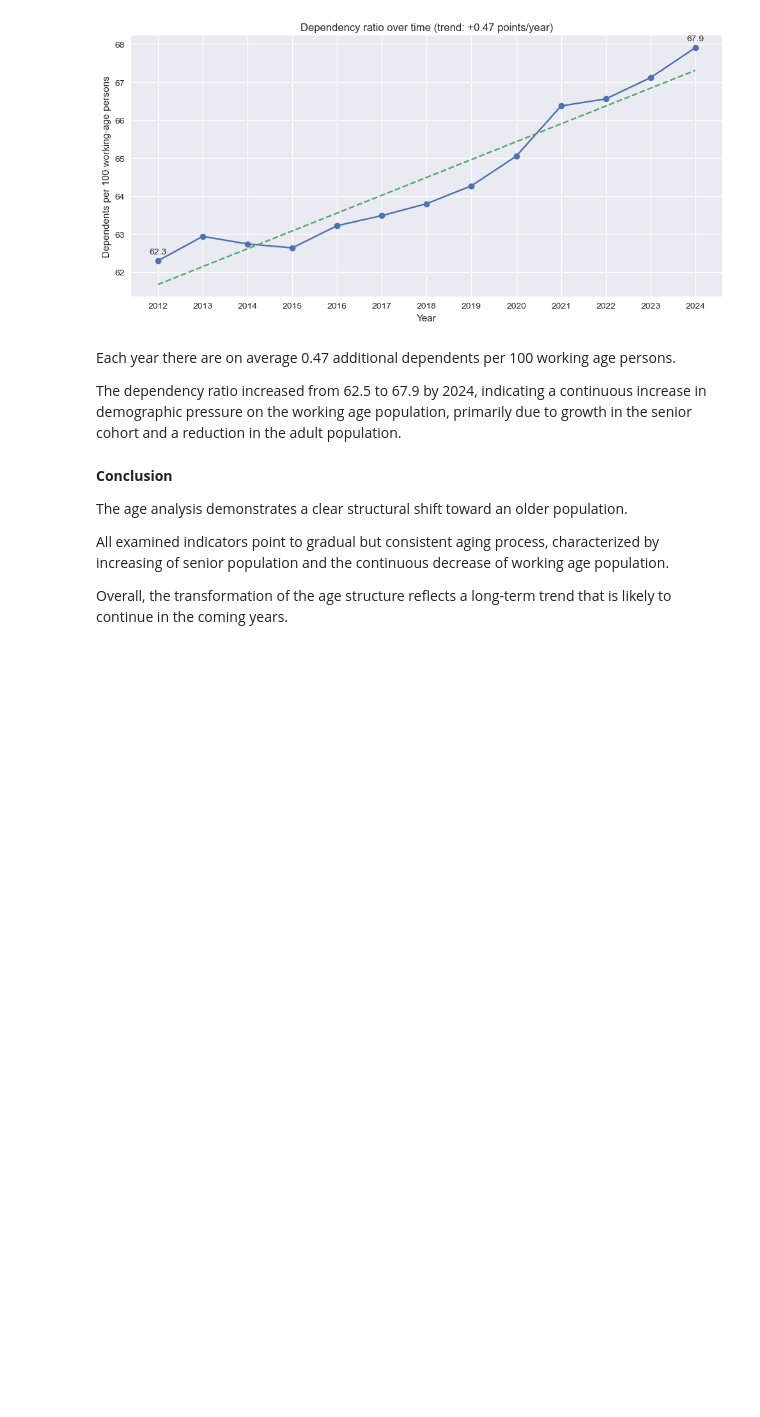
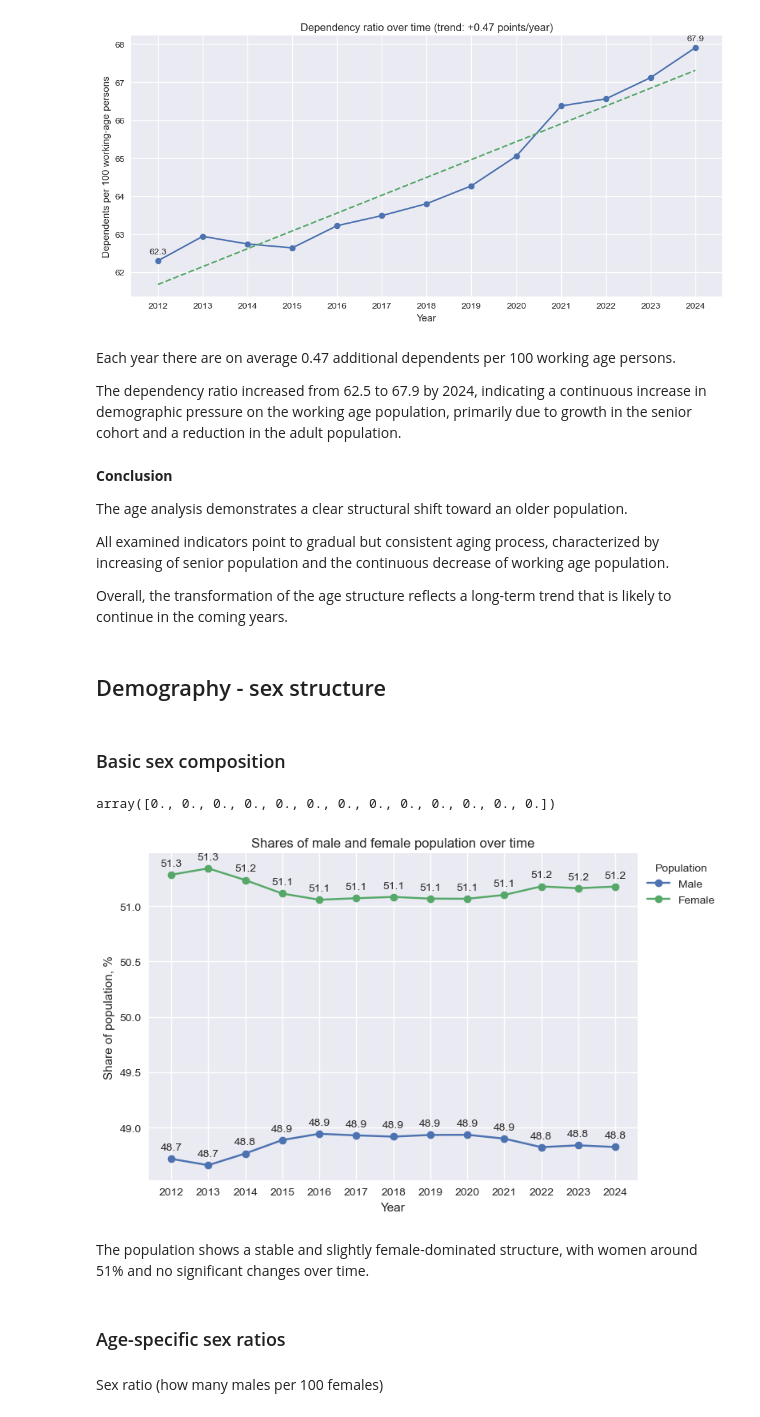
Before and after one commit to rosewiine/cologne-city-eda, a Jupyter notebook: notebooks/02_EDA.ipynb, the cells around one changed output. Drawn from its saved outputs; the diff is of its cells as text; code cells hidden in the pictures; blank space fills up the shorter version.

Commit message:
EDA: demographic analysis - sex structure

```diff
--- a/notebooks/02_EDA.ipynb
+++ b/notebooks/02_EDA.ipynb
@@ -697,3 +709,44 @@ The age analysis demonstrates a clear structural shift toward an older populatio
 All examined indicators point to gradual but consistent aging process, characterized by increasing of senior population and the continuous decrease of working age population.
 
 Overall, the transformation of the age structure reflects a long-term trend that is likely to continue in the coming years.
+# %% [markdown]
+## Demography - sex structure
+# %% [markdown]
+### Basic sex composition
+# %%
+#quick check
+(df_city['population_total'] - df_city['male_residents_total'] - df_city['female_residents_total']).values
+# %% [output]
+array([0., 0., 0., 0., 0., 0., 0., 0., 0., 0., 0., 0., 0.])
+# %%
+df_temp = df_city[['year', 'population_total']].copy()
+
+df_temp['male_share'] = df_city['male_residents_total'] / df_temp['population_total'] * 100
+df_temp['female_share'] = df_city['female_residents_total'] / df_temp['population_total'] * 100
+# %%
+fig, ax = plt.subplots(figsize=(8,5))
+
+ax.plot(df_temp['year'], df_temp['male_share'], marker='o', label='Male')
+ax.plot(df_temp['year'], df_temp['female_share'], marker='o', label='Female')
+
+for col in ['male_share', 'female_share']:
+        for x, y in zip(df_temp['year'], df_temp[col]):
+                # ax.text(x, y+0.1, f"{y:.1f}", fontsize=8, ha='center')
+                ax.annotate(f"{y:.1f}", (x, y), xytext=(0, 8), textcoords='offset points', ha='center')
+
+ax.set_title(f"Shares of male and female population over time")
+ax.set_xlabel("Year")
+ax.set_ylabel("Share of population, %")
+ax.set_xticks(df_temp['year'])
+plt.legend(title="Population", bbox_to_anchor=(1, 1), loc='upper left')
+
+plt.tight_layout()
+plt.show()
+# %% [output]
+[figure, added]
+# %% [markdown]
+The population shows a stable and slightly female-dominated structure, with women around 51% and no significant changes over time.
+# %% [markdown]
+### Age-specific sex ratios
+# %% [markdown]
+Sex ratio (how many males per 100 females)
```
Also changed, not shown: parts of 15 cells of this notebook, 2 other files.
